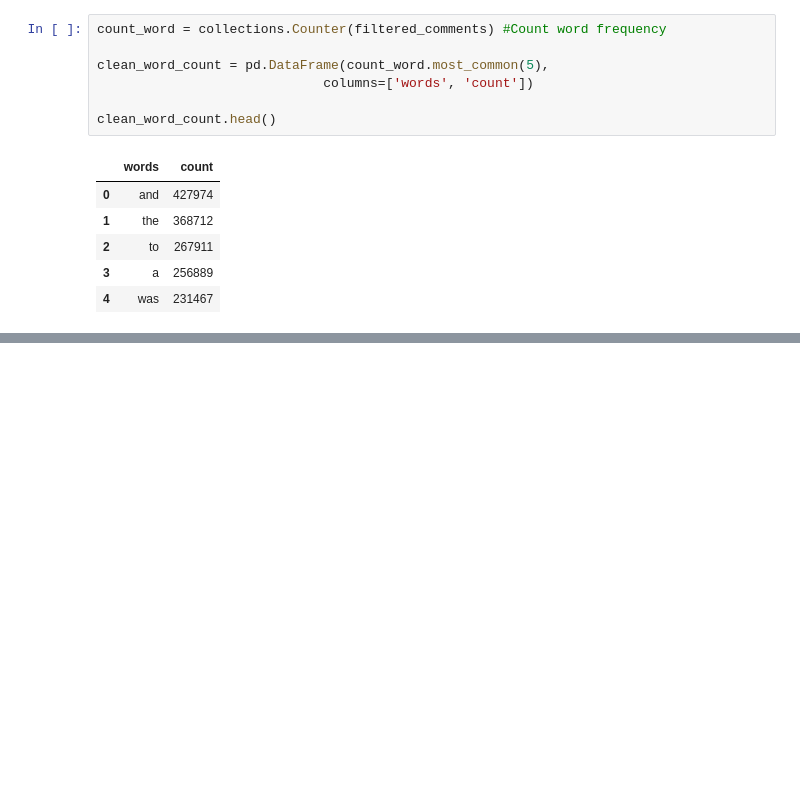
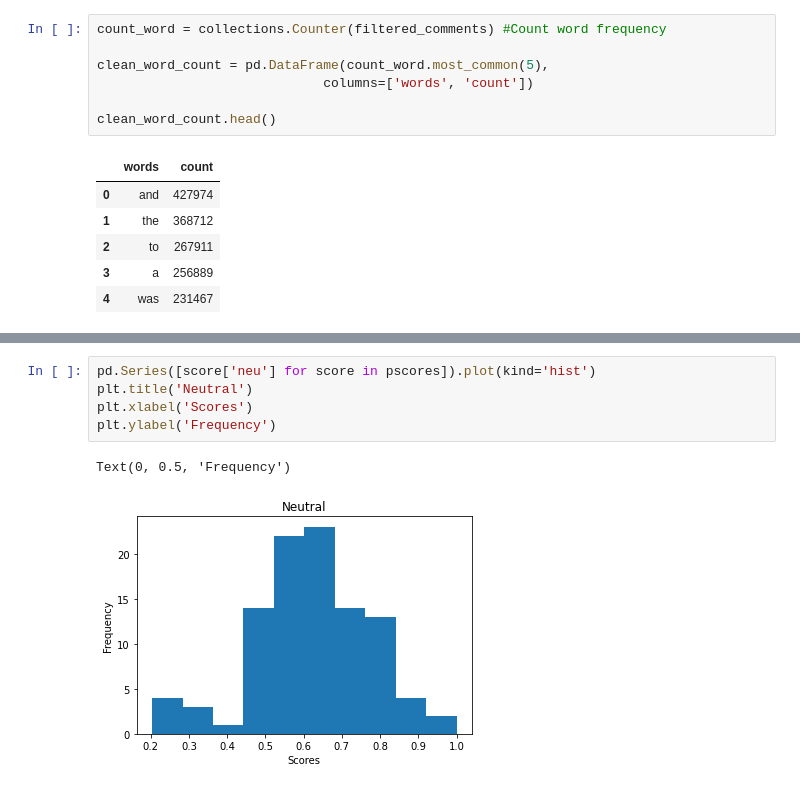
Before and after one commit to yobeze/AirBnb-Profit_Model, a Jupyter notebook: nlp_testing.ipynb, the cells around one changed output, grey strips where cells are left out. Saved outputs shown, nothing was run; the diff lists cells and outputs as text; blank space fills up the shorter version.

```diff
--- a/nlp_testing.ipynb
+++ b/nlp_testing.ipynb
@@ -191,0 +343,8 @@ KeyboardInterrupt:
+# %%
+pd.Series([score['neu'] for score in pscores]).plot(kind='hist')
+plt.title('Neutral')
+plt.xlabel('Scores')
+plt.ylabel('Frequency')
+# %% [output]
+Text(0, 0.5, 'Frequency')
+[figure, added]
```
Also changed, not shown: parts of 32 cells of this notebook.
